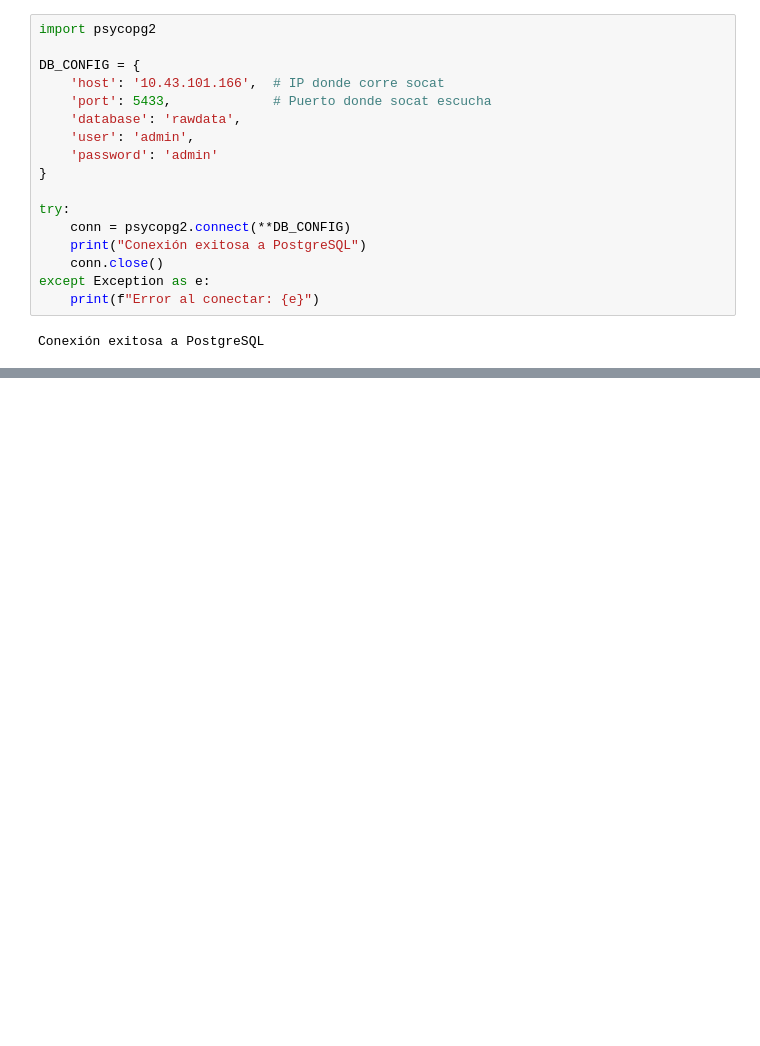
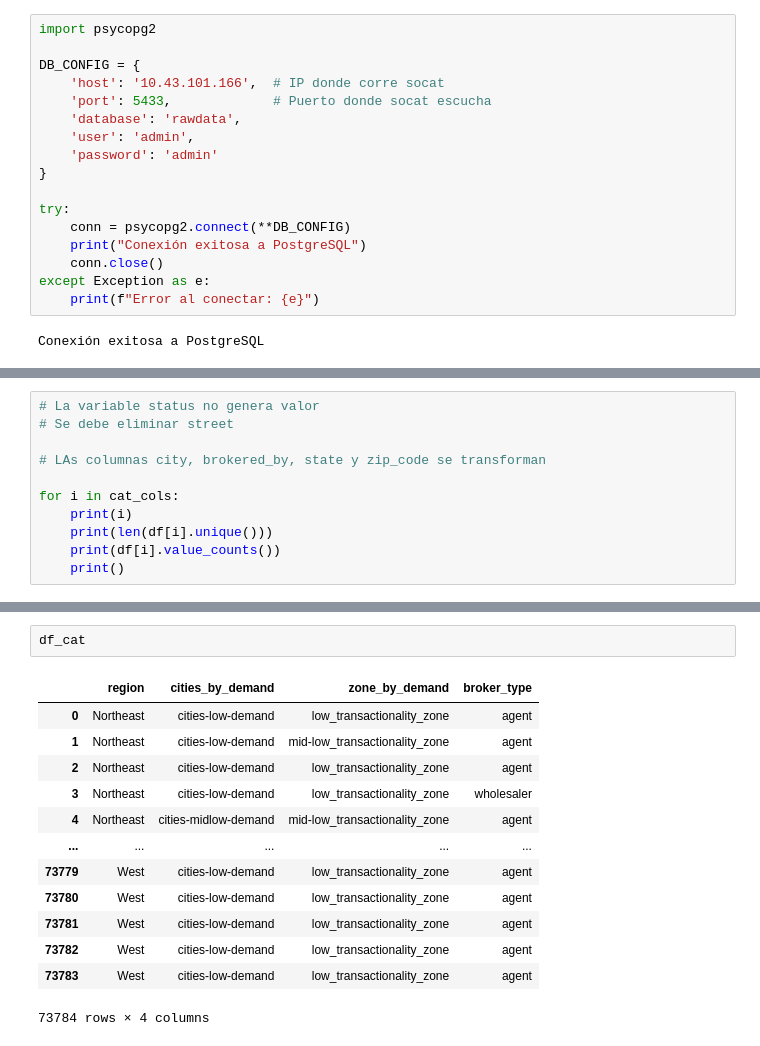
Before and after one commit to bricj/MLOPS_PUJ_Workspace, a Jupyter notebook: ProyectoFinal/jupyter/app/notebooks/EDA.ipynb, the cells around one changed output, grey strips where cells are left out. Saved outputs shown, nothing was run; the diff lists cells and outputs as text; blank space fills up the shorter version.

```diff
--- a/ProyectoFinal/jupyter/app/notebooks/EDA.ipynb
+++ b/ProyectoFinal/jupyter/app/notebooks/EDA.ipynb
@@ -174,0 +213,11 @@ Conexión exitosa a PostgreSQL
+# %%
+# La variable status no genera valor
+# Se debe eliminar street
+
+# LAs columnas city, brokered_by, state y zip_code se transforman
+
+for i in cat_cols:
+    print(i)
+    print(len(df[i].unique()))
+    print(df[i].value_counts())
+    print()
@@ -174,0 +481,16 @@ Conexión exitosa a PostgreSQL
+# %%
+df_cat
+# %% [output]
+|  | region | cities_by_demand | zone_by_demand | broker_type |
+| 0 | Northeast | cities-low-demand | low_transactionality_zone | agent |
+| 1 | Northeast | cities-low-demand | mid-low_transactionality_zone | agent |
+| 2 | Northeast | cities-low-demand | low_transactionality_zone | agent |
+| 3 | Northeast | cities-low-demand | low_transactionality_zone | wholesaler |
+| 4 | Northeast | cities-midlow-demand | mid-low_transactionality_zone | agent |
+| ... | ... | ... | ... | ... |
+| 73779 | West | cities-low-demand | low_transactionality_zone | agent |
+| 73780 | West | cities-low-demand | low_transactionality_zone | agent |
+| 73781 | West | cities-low-demand | low_transactionality_zone | agent |
+| 73782 | West | cities-low-demand | low_transactionality_zone | agent |
+| 73783 | West | cities-low-demand | low_transactionality_zone | agent |
+73784 rows × 4 columns
```
Also changed, not shown: parts of 43 cells of this notebook, 7 other files.
